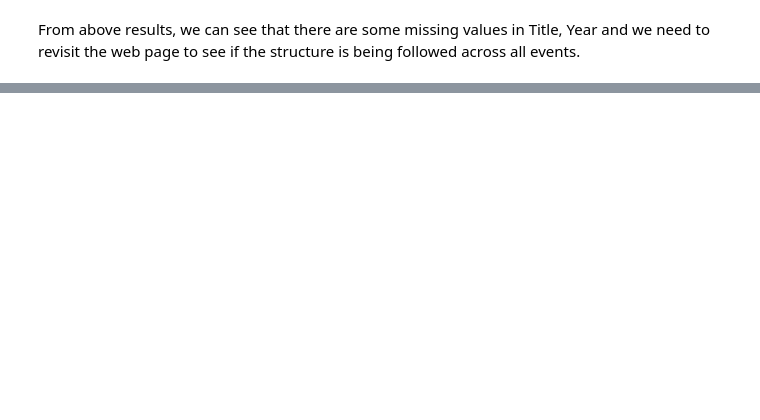
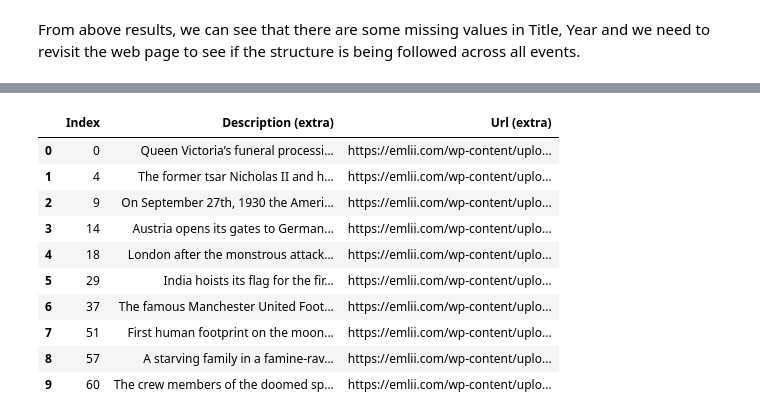
Before and after one commit to peeush-the-developer/projects-on-data-science, a Jupyter notebook: Web-Scraping/01-Historical-Events-100-years/WebScraping_Events.ipynb, the cells around one changed output, grey strips where cells are left out. Drawn from its saved outputs; the diff is of its cells as text; code cells hidden in the pictures; blank space fills up the shorter version.

```diff
--- a/Web-Scraping/01-Historical-Events-100-years/WebScraping_Events.ipynb
+++ b/Web-Scraping/01-Historical-Events-100-years/WebScraping_Events.ipynb
@@ -166,0 +302,14 @@ From above results, we can see that there are some missing values in Title, Year
+# %%
+ext_df.head(10)
+# %% [output]
+|  | Index | Description (extra) | Url (extra) |
+| 0 | 0 | Queen Victoria’s funeral processi... | https://emlii.com/wp-content/uplo... |
+| 1 | 4 | The former tsar Nicholas II and h... | https://emlii.com/wp-content/uplo... |
+| 2 | 9 | On September 27th, 1930 the Ameri... | https://emlii.com/wp-content/uplo... |
+| 3 | 14 | Austria opens its gates to German... | https://emlii.com/wp-content/uplo... |
+| 4 | 18 | London after the monstrous attack... | https://emlii.com/wp-content/uplo... |
+| 5 | 29 | India hoists its flag for the fir... | https://emlii.com/wp-content/uplo... |
+| 6 | 37 | The famous Manchester United Foot... | https://emlii.com/wp-content/uplo... |
+| 7 | 51 | First human footprint on the moon... | https://emlii.com/wp-content/uplo... |
+| 8 | 57 | A starving family in a famine-rav... | https://emlii.com/wp-content/uplo... |
+| 9 | 60 | The crew members of the doomed sp... | https://emlii.com/wp-content/uplo... |
```
Also changed, not shown: parts of 18 cells of this notebook.
